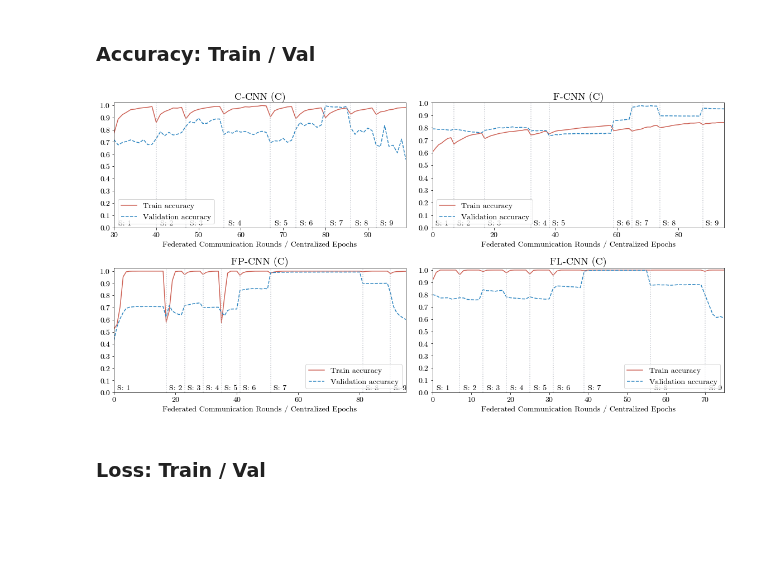
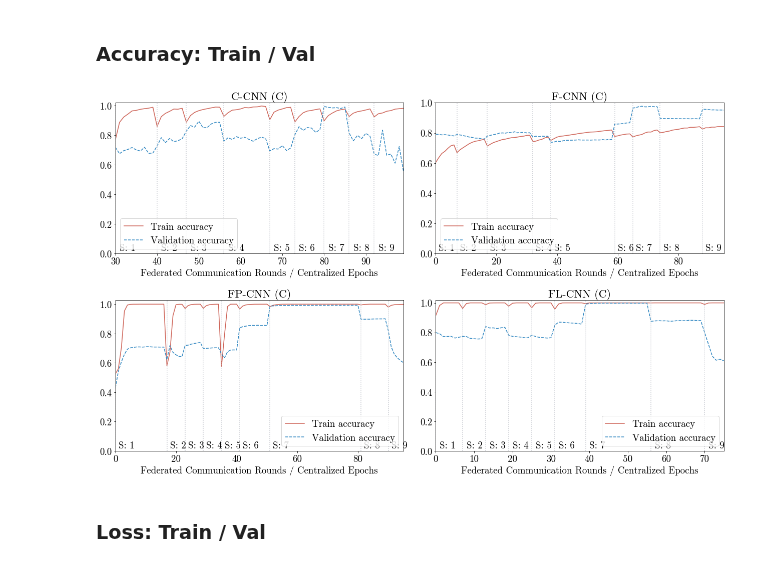
Before and after one commit to ntobis/federated-machine-learning, a Jupyter notebook: Notebooks/MSc Thesis Visualizations.ipynb, the cells around one changed output. Drawn from its saved outputs; the diff is of its cells as text; code cells hidden in the pictures; blank space fills up the shorter version.

```diff
--- a/Notebooks/MSc Thesis Visualizations.ipynb
+++ b/Notebooks/MSc Thesis Visualizations.ipynb
@@ -479,6 +446,12 @@ top_exp = {'2019-08-29_PAIN_2-sessions-Centralized-pre-training.xlsx': 'C-CNN (C
            '2019-08-29_PAIN_4-sessions-Federated-central-pre-training.xlsx': 'F-CNN (C)',
            '2019-08-29_PAIN_6-sessions-Federated-no-pre-training-personalization.xlsx': 'FP-CNN (C)',
            '2019-08-29_PAIN_10-sessions-Federated-central-pre-training-local-models.xlsx': 'FL-CNN (C)'}
+# %%
+# Set PLT Parameters
+plt.rcParams.update({'font.size': 19,
+                     'font.family' : 'cmr10',
+                     'font.weight' : 'normal',
+                     'axes.titlesize' : 22})
 # %%
 # Find and sort file paths
 file_paths = [os.path.join(plotting_folder, file) for file in sorted(os.listdir(plotting_folder)) if file in top_exp]
@@ -486,11 +459,44 @@ order = [int(file_path.split('PAIN_')[1].split('-')[0]) for file_path in file_pa
 file_paths = [path for _, path in sorted(zip(order, file_paths))]
 # %% [markdown]
 ### Accuracy: Train / Val
+# %%
+def create_simple_grid(file_paths, y_ticks, metric, top_exp):
+    colors = ['#CD6155', '#2E86C1']
+    styles = ['-','--']
+
+    # Create Figure
+    fig = plt.figure(figsize=(18, 16))
+    fig.subplots_adjust(hspace=0.4, wspace=0.2)
+    for i, file_path in enumerate(file_paths):
+
+        # Add figure to subplot and read in data frame (session 0 is the 'pre-training session')
+        ax = fig.add_subplot(len(file_paths) // 2 + 1, 2, i + 1)
+        df = pd.read_excel(file_path)
+        df = df[df['Session'] != 0]
+
+        # Prepare dataframe for plotting
+        metrics = [metric, 'val_' + metric]
+        df_plot = df[metrics]
+        df_plot = df_plot.rename(columns={metrics[0]: 'Train ' + metric, metrics[1]: 'Validation ' + metric})
+        df_plot.plot(ax=ax, style=styles, color=colors)
+
+        # Add vertical lines indicating sessions
+        for i, val in enumerate(df[df['Epoch'] == 0].index.values):
+            ax.axvline(val, c='#C2C5CC', ls=':')
+            plt.text(val + 1, 0.02, 'S: {}'.format(i+1))
+
+        # Set title and legends
+        ax.set_title(top_exp[file_path.split('Plotting/')[1]])
+        ax.set_yticks(y_ticks)
+        ax.set_xlabel('Federated Communication Rounds / Centralized Epochs')
+
+    plt.tight_layout()
+    return fig, ax
 # %%
-fig, ax = create_simple_grid(file_paths, np.arange(0,1.1,0.1), 'accuracy', top_exp)
-fig.savefig(os.path.join(FIGURES, 'Training Accuracy.pdf'), bbox_inches = 'tight')
+fig, ax = create_simple_grid(file_paths, np.arange(0,1.1,0.2), 'accuracy', top_exp)
+fig.savefig(os.path.join(FIGURES, 'trainingaccuracy.pdf'), bbox_inches = 'tight')
 # %% [output]
-[figure, old version]
+[figure, new version]
 # %% [markdown]
 ### Loss: Train / Val
 # %%
```
Also changed, not shown: parts of 2 cells of this notebook, 4 other files.
